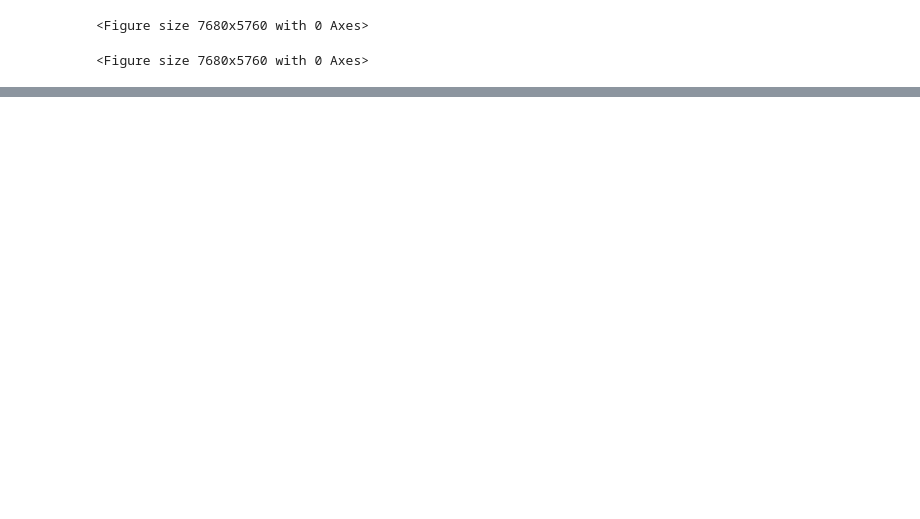
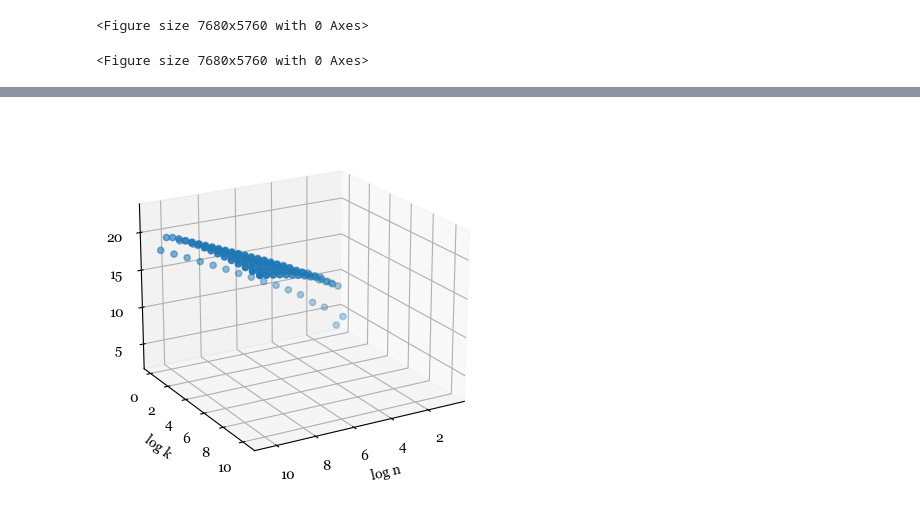
Before and after one commit to adhami3310/tango, a Jupyter notebook: analysis.ipynb, the cells around one changed output, grey strips where cells are left out. Drawn from its saved outputs; the diff is of its cells as text; code cells hidden in the pictures; blank space fills up the shorter version.

```diff
--- a/analysis.ipynb
+++ b/analysis.ipynb
@@ -414,0 +592,27 @@ plot_ratio('unified', 'Working Set Access: ratio of tango tree to other algorith
+# %%
+
+from matplotlib import cm
+
+fig = plt.figure()
+ax = fig.add_subplot(111,projection='3d')
+ax.view_init(20, 1500)
+tango_x, tango_y, tango_z = zip(*tango_data['working_set3d'])
+
+x, y = np.meshgrid(sorted(list(set(tango_x))), sorted(list(set(tango_y))))
+z = np.zeros(x.shape)
+
+for i in range(x.shape[0]):
+    for j in range(x.shape[1]):
+        for ii in range(len(tango_z)):
+            if tango_x[ii] == x[i,j] and tango_y[ii] == y[i,j]:
+                z[i,j] = tango_z[ii]
+
+ax.scatter(np.log(x), np.log(y), np.log(z))
+
+ax.set_xlabel('log n')
+ax.set_ylabel('log k')
+ax.set_zlabel('log numops')
+
+plt.show()
+# %% [output]
+[figure, added]
```
Also changed, not shown: parts of 3 cells of this notebook.
